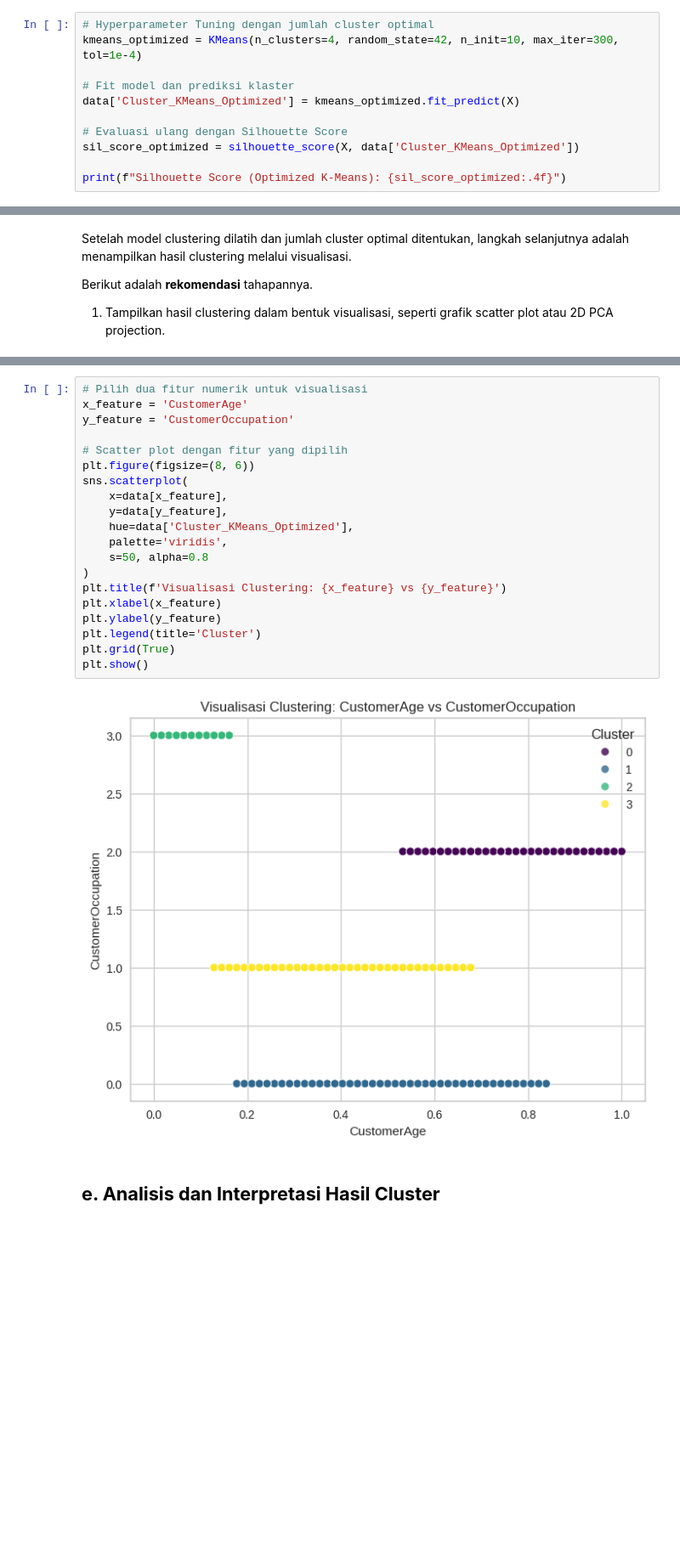
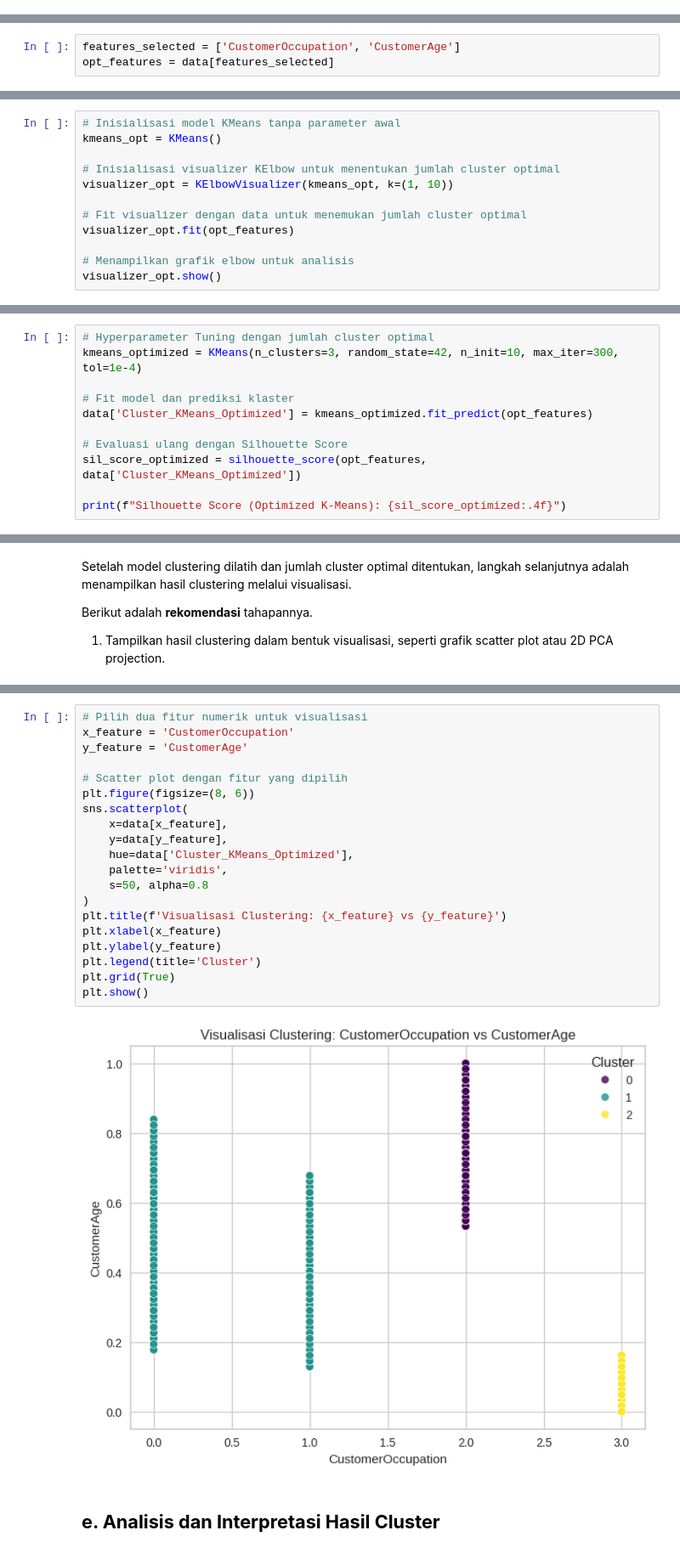
Before and after one commit to NaufalArsa/Coding-Camp-Machine-Learning-Introduction, a Jupyter notebook: [Clustering]_Submission_Akhir_BMLP_Naufal_Arsapradhana.ipynb, the cells around one changed output, grey strips where cells are left out. Shown at 85% size. Drawn from its saved outputs; the diff is of its cells as text; blank space fills up the shorter version.

```diff
--- a/[Clustering]_Submission_Akhir_BMLP_Naufal_Arsapradhana.ipynb
+++ b/[Clustering]_Submission_Akhir_BMLP_Naufal_Arsapradhana.ipynb
@@ -558,11 +561,0 @@ Silhouette Score K-Means: 0.8506438717338242
-# %%
-# Hyperparameter Tuning dengan jumlah cluster optimal
-kmeans_optimized = KMeans(n_clusters=4, random_state=42, n_init=10, max_iter=300, tol=1e-4)
-
-# Fit model dan prediksi klaster
-data['Cluster_KMeans_Optimized'] = kmeans_optimized.fit_predict(X)
-
-# Evaluasi ulang dengan Silhouette Score
-sil_score_optimized = silhouette_score(X, data['Cluster_KMeans_Optimized'])
-
-print(f"Silhouette Score (Optimized K-Means): {sil_score_optimized:.4f}")
@@ -602,0 +588,3 @@ Fitur yang dipertahankan: Index(['CustomerOccupation'], dtype='object')
+# %%
+features_selected = ['CustomerOccupation', 'CustomerAge']
+opt_features = data[features_selected]
@@ -602,0 +593,12 @@ Fitur yang dipertahankan: Index(['CustomerOccupation'], dtype='object')
+# %%
+# Inisialisasi model KMeans tanpa parameter awal
+kmeans_opt = KMeans()
+
+# Inisialisasi visualizer KElbow untuk menentukan jumlah cluster optimal
+visualizer_opt = KElbowVisualizer(kmeans_opt, k=(1, 10))
+
+# Fit visualizer dengan data untuk menemukan jumlah cluster optimal
+visualizer_opt.fit(opt_features)
+
+# Menampilkan grafik elbow untuk analisis
+visualizer_opt.show()
@@ -602,0 +610,11 @@ Fitur yang dipertahankan: Index(['CustomerOccupation'], dtype='object')
+# %%
+# Hyperparameter Tuning dengan jumlah cluster optimal
+kmeans_optimized = KMeans(n_clusters=3, random_state=42, n_init=10, max_iter=300, tol=1e-4)
+
+# Fit model dan prediksi klaster
+data['Cluster_KMeans_Optimized'] = kmeans_optimized.fit_predict(opt_features)
+
+# Evaluasi ulang dengan Silhouette Score
+sil_score_optimized = silhouette_score(opt_features, data['Cluster_KMeans_Optimized'])
+
+print(f"Silhouette Score (Optimized K-Means): {sil_score_optimized:.4f}")
@@ -610,25 +664,25 @@ Berikut adalah **rekomendasi** tahapannya.
 # %%
 # Pilih dua fitur numerik untuk visualisasi
-x_feature = 'CustomerAge'
-y_feature = 'CustomerOccupation'
+x_feature = 'CustomerOccupation'
+y_feature = 'CustomerAge'
 
 # Scatter plot dengan fitur yang dipilih
 plt.figure(figsize=(8, 6))
 sns.scatterplot(
     x=data[x_feature],
     y=data[y_feature],
     hue=data['Cluster_KMeans_Optimized'],
     palette='viridis',
     s=50, alpha=0.8
 )
 plt.title(f'Visualisasi Clustering: {x_feature} vs {y_feature}')
 plt.xlabel(x_feature)
 plt.ylabel(y_feature)
 plt.legend(title='Cluster')
 plt.grid(True)
 plt.show()
 # %% [output]
-[figure, old version]
+[figure, new version]
 # %% [markdown]
 ## **e. Analisis dan Interpretasi Hasil Cluster**
 # %% [markdown]
```
Also changed, not shown: parts of 23 cells of this notebook.
